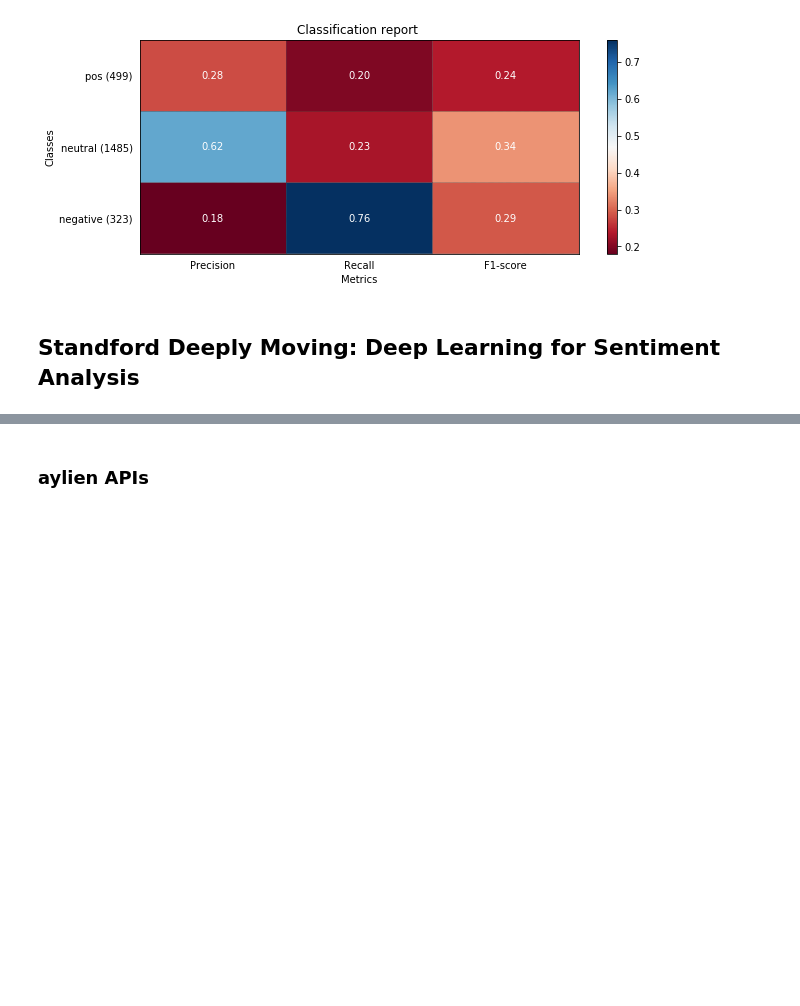
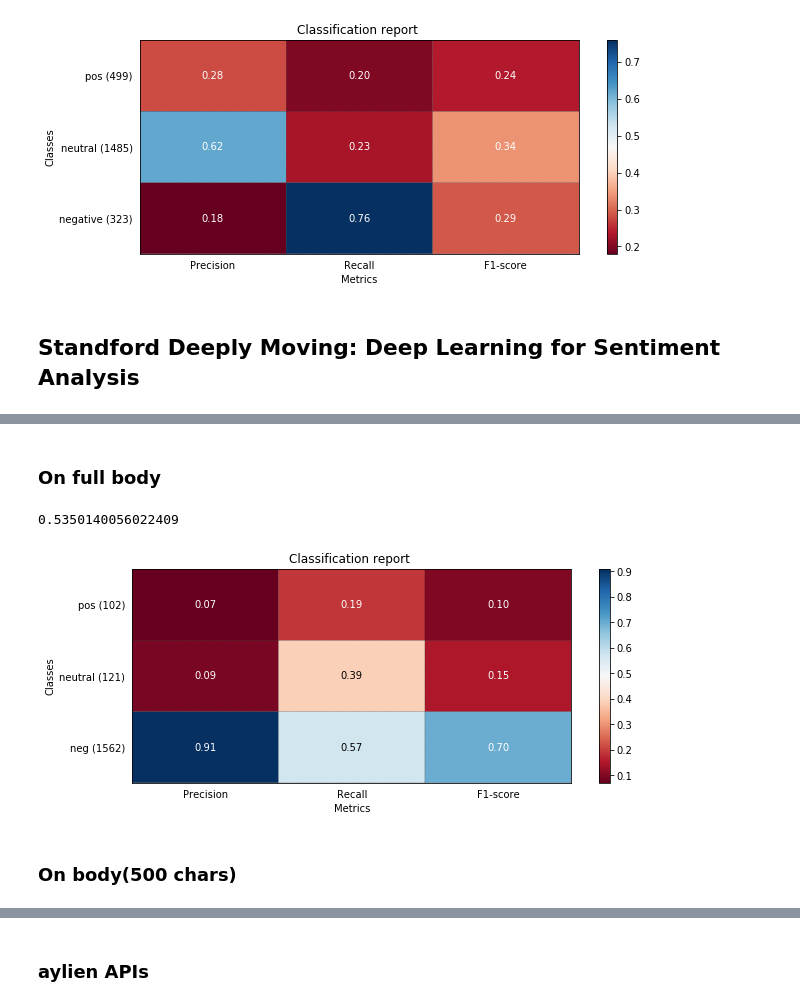
Before and after one commit to mannuscript/micromort, a Jupyter notebook: micromort/polarity_models/polarity.ipynb, the cells around one changed output, grey strips where cells are left out. Saved outputs shown, nothing was run; the diff lists cells and outputs as text; code cells hidden in the pictures; blank space fills up the shorter version.

```diff
--- a/micromort/polarity_models/polarity.ipynb
+++ b/micromort/polarity_models/polarity.ipynb
@@ -124,0 +127,12 @@ plot_classification_report(sklearn.metrics.classification_report(data_dump["e"].
+# %% [markdown]
+### On full body
+# %%
+sklearn.metrics.accuracy_score(d["e"].values, d["polarity"].values)
+# %% [output]
+0.5350140056022409
+# %%
+plot_classification_report(sklearn.metrics.classification_report(d["e"].values, d["polarity"].values, target_names=["neg", "neutral", "pos"]))
+# %% [output]
+[figure, added]
+# %% [markdown]
+### On body(500 chars)
```
Also changed, not shown: parts of 95 cells of this notebook, 6 other files.
